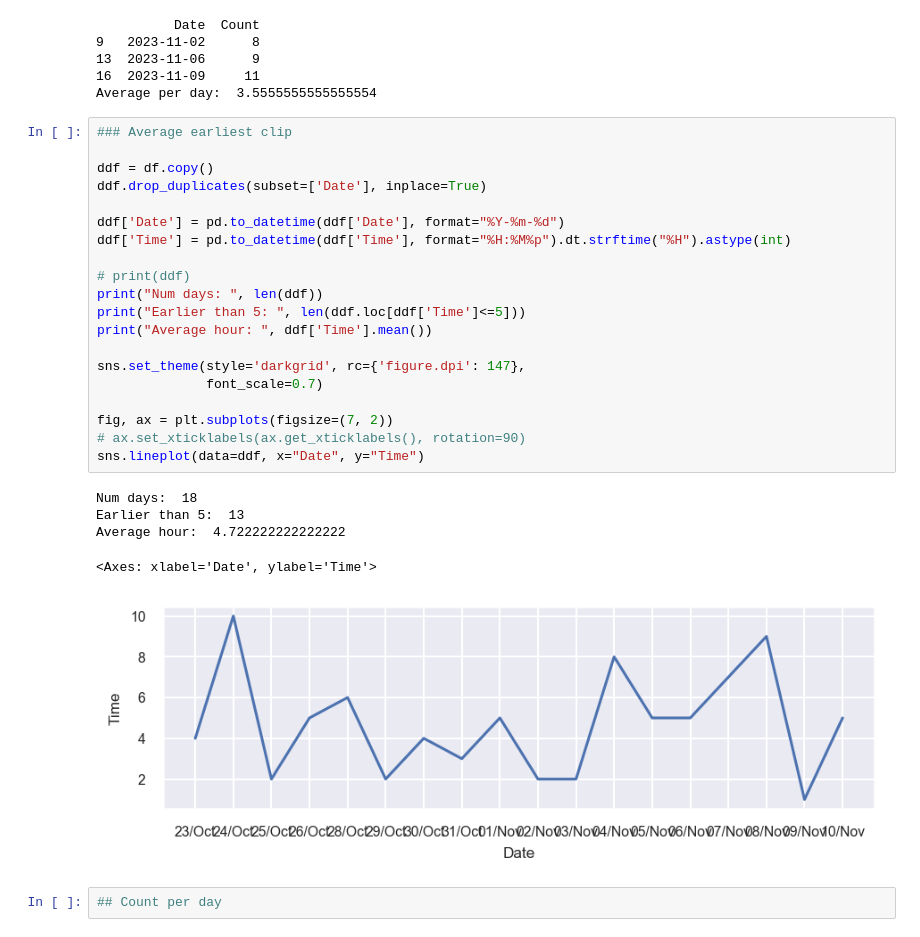
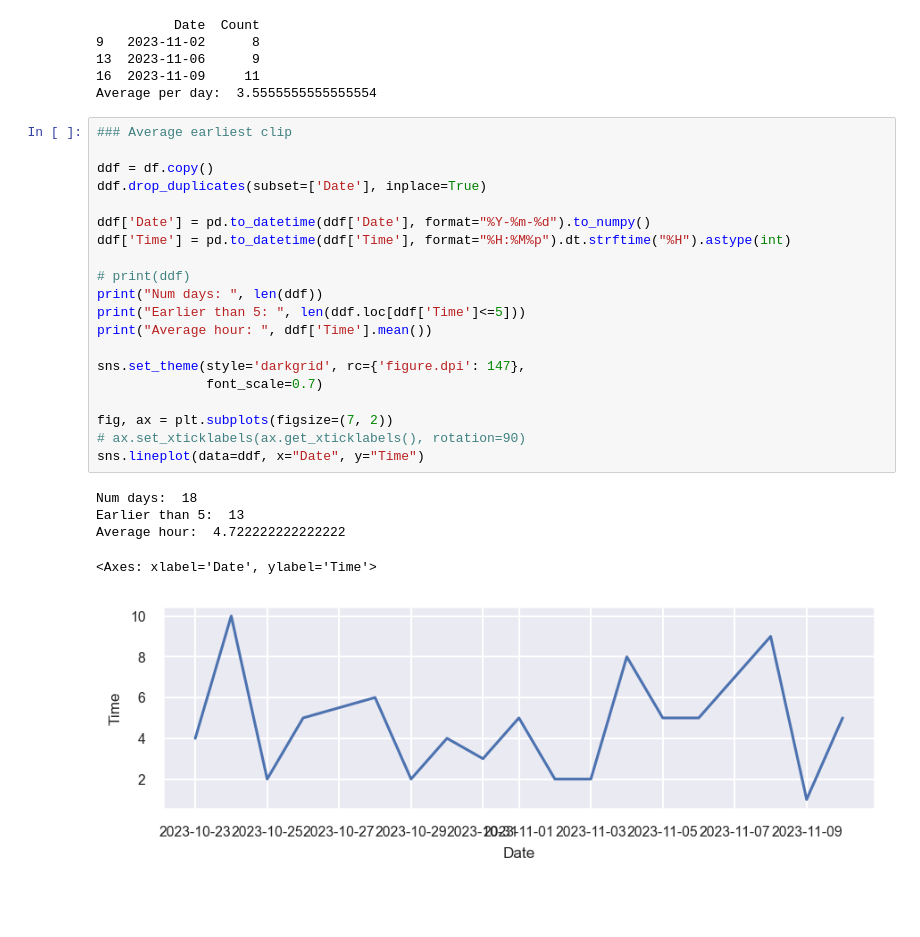
Before and after one commit to joshnicholas/noise_analysis, a Jupyter notebook: explore.ipynb, the cells around one changed output. Drawn from its saved outputs; the diff is of its cells as text; blank space fills up the shorter version.

```diff
--- a/explore.ipynb
+++ b/explore.ipynb
@@ -105,28 +105,26 @@ Average per day:  3.5555555555555554
 # %%
 ### Average earliest clip
 
 ddf = df.copy()
 ddf.drop_duplicates(subset=['Date'], inplace=True)
 
-ddf['Date'] = pd.to_datetime(ddf['Date'], format="%Y-%m-%d")
+ddf['Date'] = pd.to_datetime(ddf['Date'], format="%Y-%m-%d").to_numpy()
 ddf['Time'] = pd.to_datetime(ddf['Time'], format="%H:%M%p").dt.strftime("%H").astype(int)
 
 # print(ddf)
 print("Num days: ", len(ddf))
 print("Earlier than 5: ", len(ddf.loc[ddf['Time']<=5]))
 print("Average hour: ", ddf['Time'].mean())
 
 sns.set_theme(style='darkgrid', rc={'figure.dpi': 147},
               font_scale=0.7)
 
 fig, ax = plt.subplots(figsize=(7, 2))
 # ax.set_xticklabels(ax.get_xticklabels(), rotation=90)
 sns.lineplot(data=ddf, x="Date", y="Time")
 # %% [output]
 Num days:  18
 Earlier than 5:  13
 Average hour:  4.722222222222222
 <Axes: xlabel='Date', ylabel='Time'>
-[figure, old version]
+[figure, new version]
-# %%
-## Count per day
```
Also changed, not shown: parts of 1 cell of this notebook.
